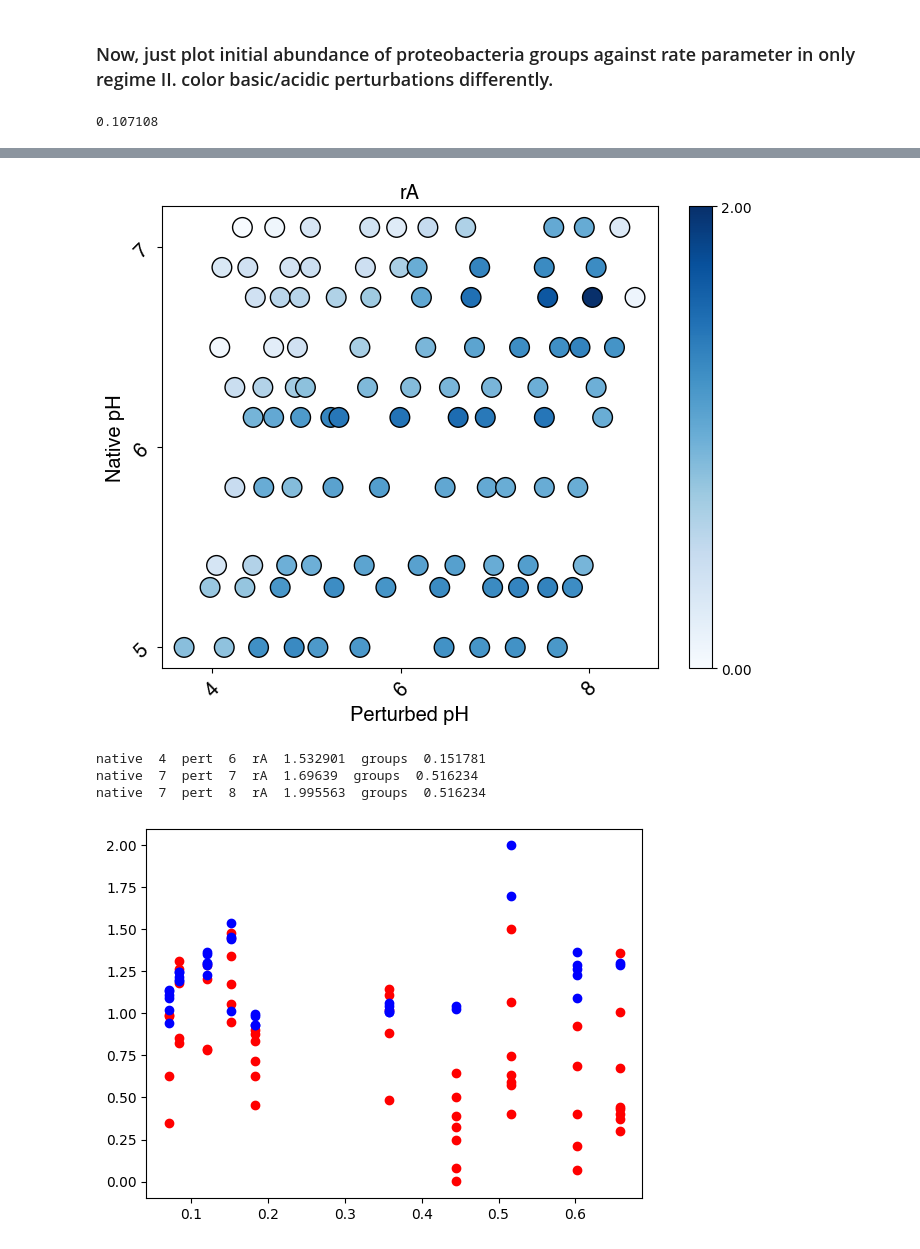
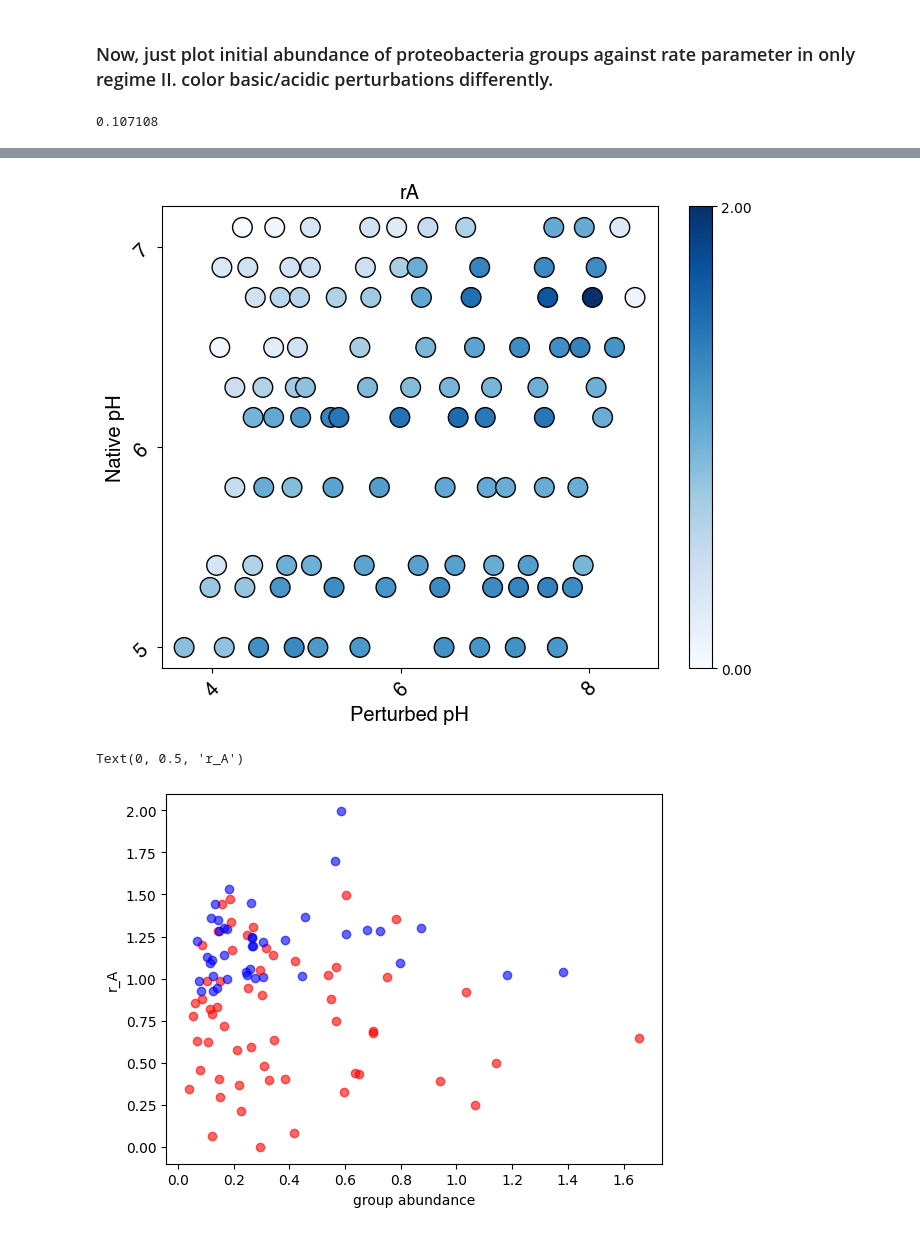
Before and after one commit to JoeLandsittel37/soil, a Jupyter notebook: notebooks/clustering_proteo.ipynb, the cells around one changed output, grey strips where cells are left out. Saved outputs shown, nothing was run; the diff lists cells and outputs as text; code cells hidden in the pictures.

```diff
--- a/notebooks/clustering_proteo.ipynb
+++ b/notebooks/clustering_proteo.ipynb
@@ -26,11 +26,13 @@ print(map)
 
 T0data = np.zeros((len(complete_ids), 20))
 T9data = np.zeros((len(complete_ids), 10, 11))
+T9drug = np.zeros((len(complete_ids), 10, 11))
 
 for i, id in enumerate(complete_ids):
     got_data = get_data(id, drug = Drug, KO=KO)
     T0data[i] += got_data[0]
     T9data[i] += got_data[1]
+    T9drug[i] += get_data(id, drug = 'CHL', KO=KO)[1]
 
 print(T9data[:,:,1].shape)
 
@@ -40,6 +42,10 @@ for i, id in enumerate(map[:,0]):
     got_data = get_data(id, drug = Drug)
     T0data[idx] += got_data[0]
     T9data[idx] += got_data[1]
+    T9drug[idx] += get_data(id, drug = 'CHL', KO=KO)[1]
+
+
+print(T9drug.shape)
 # %% [output]
 (57, 1) object
 (451,) object
@@ -118,3 +125,6 @@ Line indices ending with 1:
 [1, 3, 4, 5, 6, 11, 14, 15, 19, 21, 25, 26, 28, 37, 44, 45, 53, 54]
 
 Total: 18 rows
+# %%
+T9drug = T9drug[indices]
+print(T9drug.shape)
@@ -319,0 +334,11 @@ Created files with 18 sequences/IDs
+# %%
+clusters = pd.read_csv('../out/groups/assignments_K00370_proteo.tsv', sep = '\t', header = None).values
+
+groups_T9_chl = np.zeros((n_clusters,10,11))
+for i in range(18):
+    member = int(clusters[i][0][-1])
+    groups_T9_chl[member - 1] += T9drug[i]
+
+plot(groups_T9_chl[0], 'group 1')
+plot(groups_T9_chl[1], 'group 2')
+plot(groups_T9_chl[2], 'group 3')
@@ -756,40 +786,36 @@ plot(groups_T0[0] + groups_T0[2], 'group 1 + 3')
 plot(groups_T0[1], 'group 2')
 
 
 rA = pd.read_csv('../out/metabolic_parameters/rA_chl.tsv', sep = '\t', header = None).values
 plot10(rA, 'rA')
 
 pH_matrix = pd.read_csv('../out/pH_matrix.tsv', sep = '\t', header=None).values
 
 native_matrix = np.zeros((10,10))
 
 NATIVE_IDXS = [2, 4, 5, 8, 10, 11, 13, 14, 15, 16]
 NATIVE_PHS = np.array([5.0, 5.3, 5.41, 5.8, 6.15, 6.3, 6.5, 6.75, 6.9,  7.1])
 
 for nat in range(10):
     for pert in range(10):
         native_matrix[nat, pert] = NATIVE_PHS[nat]
 
 for nat in range(10):
     for pert in range(10):
         if (nat == 7 or nat == 9) and pert == 9:
             continue
         elif native_matrix[nat, pert] > pH_matrix[nat, pert]:
-            plt.scatter(groups_T0[0][nat, pert] + groups_T0[2][nat, pert], rA[nat, pert], color = 'Red')
+            plt.scatter(groups_T9_chl[0][nat, pert] + groups_T9_chl[2][nat, pert], rA[nat, pert], color = 'Red', alpha = 0.6)
         else:
-            plt.scatter(groups_T0[0][nat, pert] + groups_T0[2][nat, pert], rA[nat, pert], color = 'Blue')
+            plt.scatter(groups_T9_chl[0][nat, pert] + groups_T9_chl[2][nat, pert], rA[nat, pert], color = 'Blue', alpha = 0.6)
 
 
-for nat in range(10):
-    for pert in range(10):
-        if rA[nat, pert] > 1.5:
-            print('native ', nat, ' pert ', pert, ' rA ', rA[nat, pert], ' groups ', groups_T0[0][nat, pert] + groups_T0[2][nat, pert])
+plt.xlabel('group abundance')
+plt.ylabel('r_A')
 # %% [output]
 0.107108
 [figure]
 [figure]
 [figure]
-native  4  pert  6  rA  1.532901  groups  0.151781
-native  7  pert  7  rA  1.69639  groups  0.516234
-native  7  pert  8  rA  1.995563  groups  0.516234
+Text(0, 0.5, 'r_A')
-[figure, old version]
+[figure, new version]
```
Also changed, not shown: parts of 4 cells of this notebook, 6 other files.
